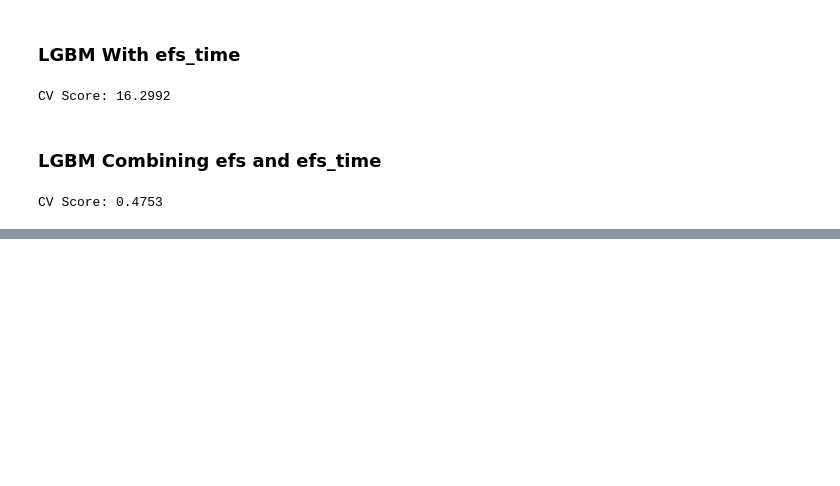
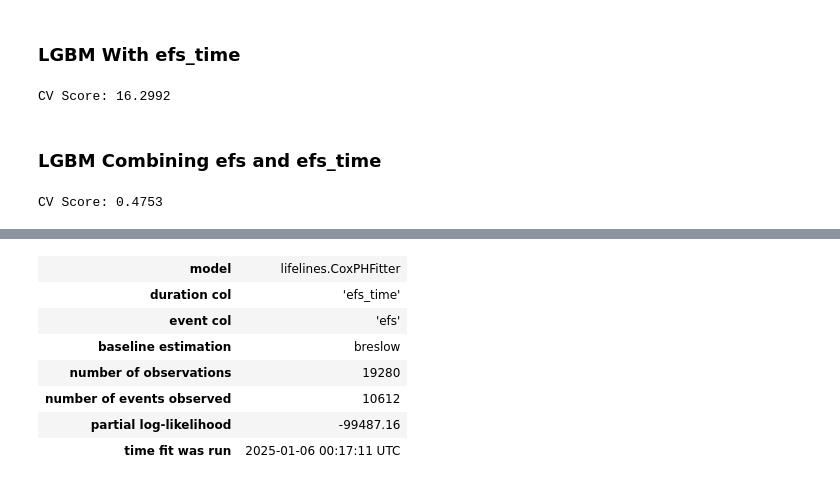
Before and after one commit to CrisLeaf/post-hct-survival-prediction, a Jupyter notebook: notebooks/modeling2.ipynb, the cells around one changed output, grey strips where cells are left out. Cells and saved outputs as stored; diff of their text form; code cells hidden in the pictures; blank space fills up the shorter version.

Commit message:
agregada la prueba con el modelo CoxPHFitter

```diff
--- a/notebooks/modeling2.ipynb
+++ b/notebooks/modeling2.ipynb
@@ -282,0 +406,98 @@ CV Score: 0.4753
+# %%
+X_cph = pd.concat([X[[
+    'hla_match_c_high',
+    'hla_high_res_8',
+    'hla_low_res_6',
+    # 'hla_high_res_6',
+    'hla_high_res_10',
+    # 'hla_match_dqb1_high',
+    'hla_nmdp_6',
+    'hla_match_c_low',
+    'hla_match_drb1_low',
+    'hla_match_dqb1_low',
+    'year_hct',
+    'hla_match_a_high',
+    'donor_age',
+    'hla_match_b_low',
+    'age_at_hct',
+    # 'hla_match_a_low',
+    'hla_match_b_high',
+    'comorbidity_score',
+    'karnofsky_score',
+    # 'hla_low_res_8',
+    # 'hla_match_drb1_high',
+    # 'hla_low_res_10',
+    'dri_score',
+    'psych_disturb',
+    'cyto_score',
+    'diabetes',
+    'tbi_status',
+    'arrhythmia',
+    'graft_type',
+    'vent_hist',
+    'renal_issue',
+    'pulm_severe',
+    'cmv_status',
+    'tce_imm_match',
+    'rituximab',
+    'prod_type',
+    'cyto_score_detail',
+    'conditioning_intensity',
+    'obesity',
+    'mrd_hct',
+    'in_vivo_tcd',
+    'tce_match',
+    'hepatic_severe',
+    'prior_tumor',
+    'peptic_ulcer',
+    'gvhd_proph',
+    'rheum_issue',
+    'sex_match',
+    'hepatic_mild',
+    'tce_div_match',
+    'donor_related',
+    'melphalan_dose',
+    'cardiac',
+    'pulm_moderate',
+    'prim_disease_hct_AI',
+    'prim_disease_hct_ALL',
+    'prim_disease_hct_AML',
+    'prim_disease_hct_CML',
+    'prim_disease_hct_HD',
+    'prim_disease_hct_HIS',
+    'prim_disease_hct_IEA',
+    'prim_disease_hct_IIS',
+    'prim_disease_hct_IMD',
+    'prim_disease_hct_IPA',
+    'prim_disease_hct_MDS',
+    'prim_disease_hct_MPN',
+    'prim_disease_hct_NHL',
+    'prim_disease_hct_Other acute leukemia',
+    'prim_disease_hct_Other leukemia',
+    'prim_disease_hct_PCD',
+    'prim_disease_hct_SAA',
+    # 'prim_disease_hct_Solid tumor',
+    'ethnicity_Hispanic or Latino',
+    'ethnicity_Non-resident of the U.S.',
+    'ethnicity_Not Hispanic or Latino',
+    'race_group_American Indian or Alaska Native',
+    'race_group_Asian',
+    'race_group_Black or African-American',
+    'race_group_More than one race',
+    'race_group_Native Hawaiian or other Pacific Islander',
+    # 'race_group_White',
+]], y, efs_time], axis=1)
+
+cph = CoxPHFitter()
+cph.fit(X_cph, duration_col='efs_time', event_col='efs')
+
+cph.print_summary()
+# %% [output]
+| model | lifelines.CoxPHFitter |
+| duration col | 'efs_time' |
+| event col | 'efs' |
+| baseline estimation | breslow |
+| number of observations | 19280 |
+| number of events observed | 10612 |
+| partial log-likelihood | -99487.16 |
+| time fit was run | 2025-01-06 00:17:11 UTC |
```
Also changed, not shown: parts of 5 cells of this notebook.
